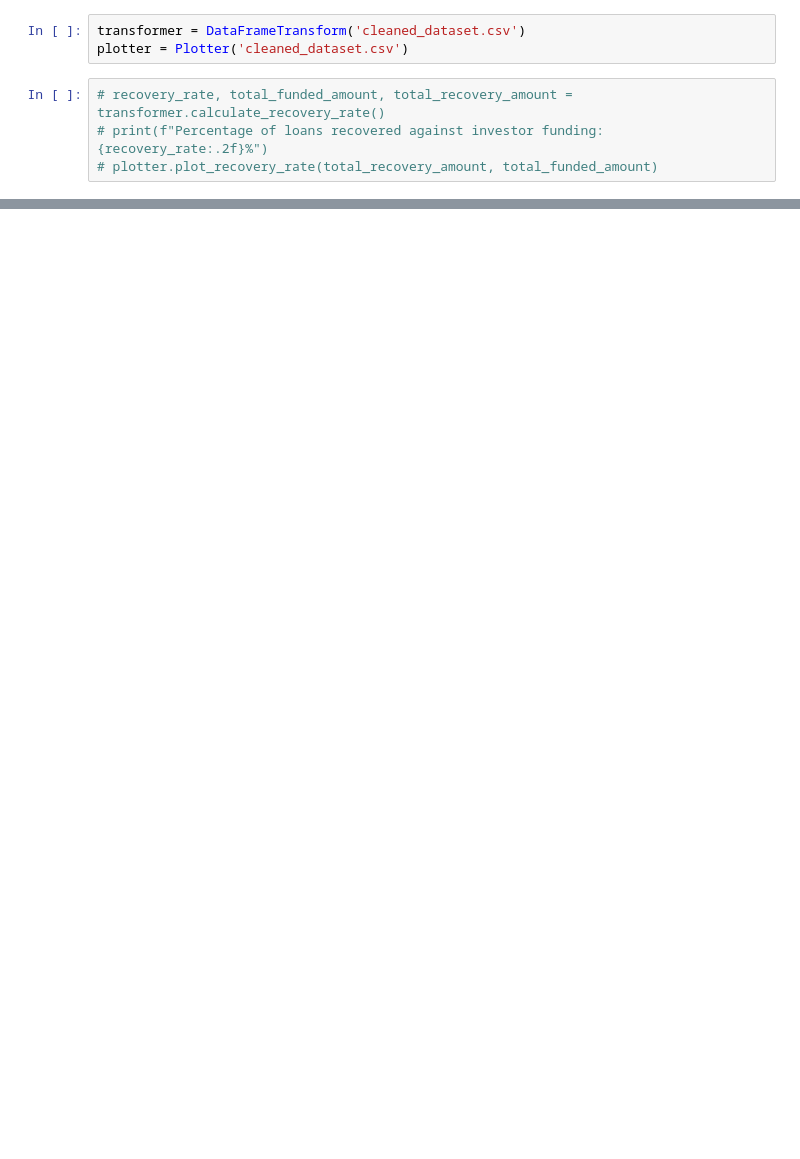
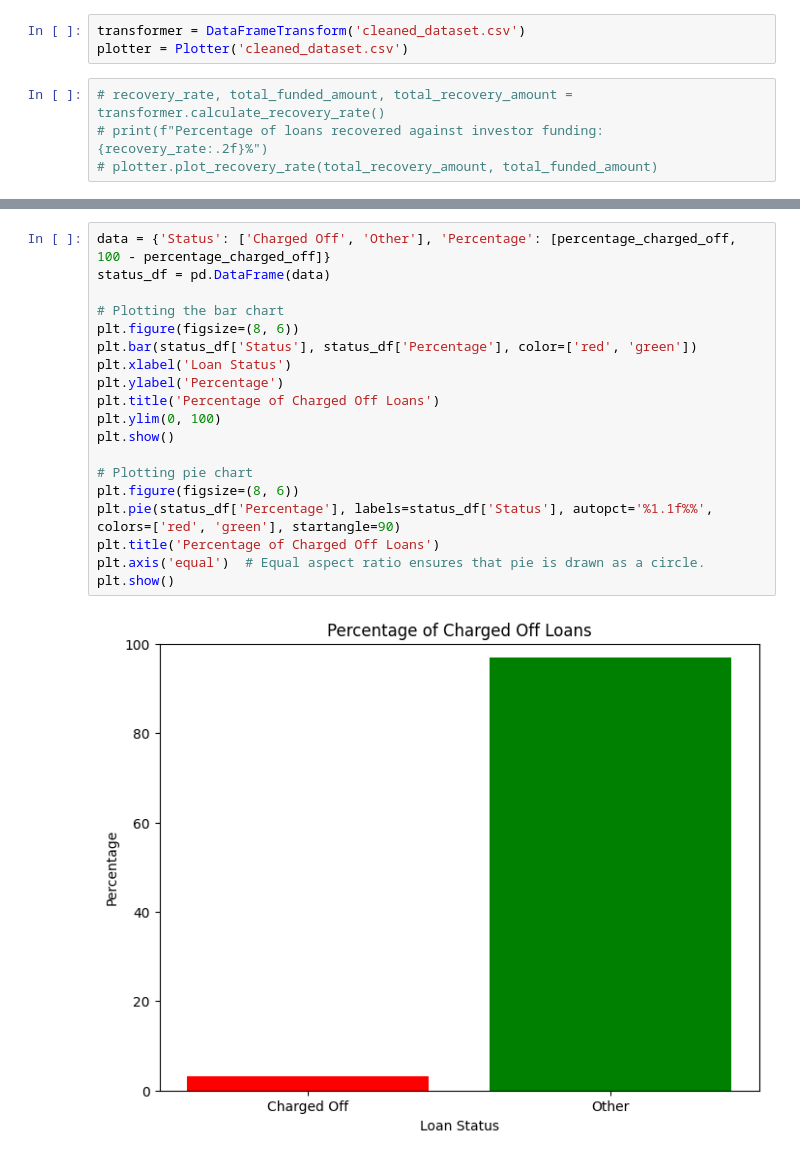
Before and after one commit to zivla20/exploratory-data-analysis---customer-loans-in-finance236, a Jupyter notebook: data_analysis.ipynb, the cells around one changed output, grey strips where cells are left out. Drawn from its saved outputs; the diff is of its cells as text; blank space fills up the shorter version.

```diff
--- a/data_analysis.ipynb
+++ b/data_analysis.ipynb
@@ -188,0 +372,21 @@ plt.show()
+# %%
+data = {'Status': ['Charged Off', 'Other'], 'Percentage': [percentage_charged_off, 100 - percentage_charged_off]}
+status_df = pd.DataFrame(data)
+
+# Plotting the bar chart
+plt.figure(figsize=(8, 6))
+plt.bar(status_df['Status'], status_df['Percentage'], color=['red', 'green'])
+plt.xlabel('Loan Status')
+plt.ylabel('Percentage')
+plt.title('Percentage of Charged Off Loans')
+plt.ylim(0, 100)
+plt.show()
+
+# Plotting pie chart
+plt.figure(figsize=(8, 6))
+plt.pie(status_df['Percentage'], labels=status_df['Status'], autopct='%1.1f%%', colors=['red', 'green'], startangle=90)
+plt.title('Percentage of Charged Off Loans')
+plt.axis('equal')  # Equal aspect ratio ensures that pie is drawn as a circle.
+plt.show()
+# %% [output]
+[figure, added]
```
Also changed, not shown: parts of 26 cells of this notebook.
